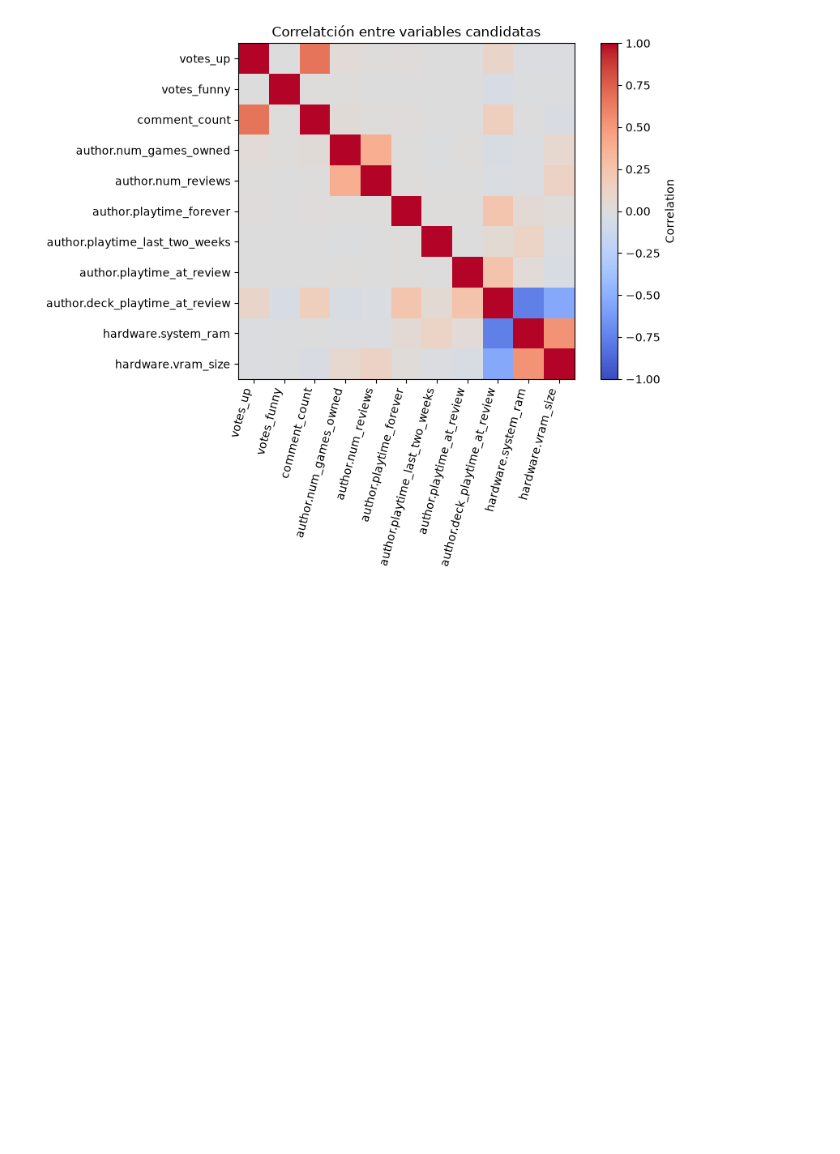
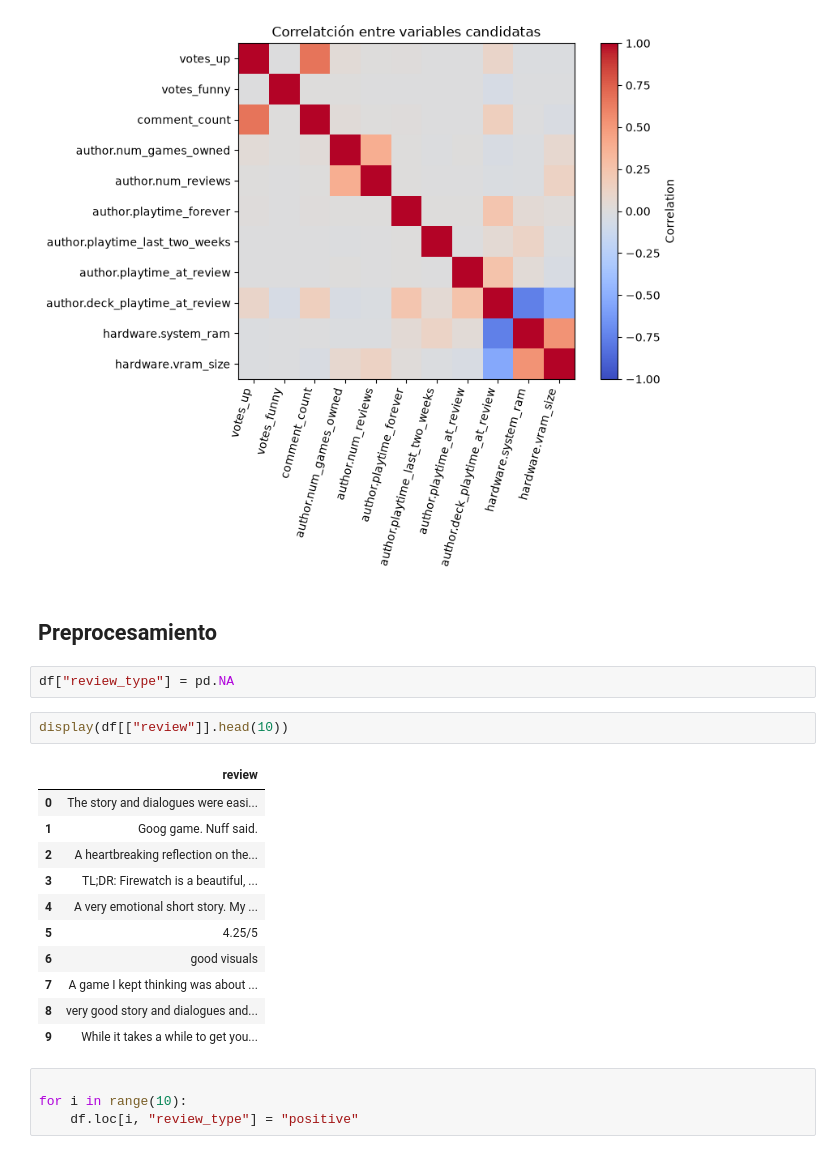
Before and after one commit to JAVIERCLO/proyecto2_IA, a Jupyter notebook: notebooks/analisis_exploratorio.ipynb, the cells around one changed output. Saved outputs shown, nothing was run; the diff lists cells and outputs as text; blank space fills up the shorter version.

Commit message:
feat: preprocesamiento

```diff
--- a/notebooks/analisis_exploratorio.ipynb
+++ b/notebooks/analisis_exploratorio.ipynb
@@ -343,3 +343,25 @@ if corr.shape[0] >= 2:
     plt.show()
 # %% [output]
 [figure]
+# %% [markdown]
+## Preprocesamiento
+# %%
+df["review_type"] = pd.NA
+# %%
+display(df[["review"]].head(10))
+# %% [output]
+|  | review |
+| 0 | The story and dialogues were easi... |
+| 1 | Goog game. Nuff said. |
+| 2 | A heartbreaking reflection on the... |
+| 3 | TL;DR: Firewatch is a beautiful, ... |
+| 4 | A very emotional short story. My ... |
+| 5 | 4.25/5 |
+| 6 | good visuals |
+| 7 | A game I kept thinking was about ... |
+| 8 | very good story and dialogues and... |
+| 9 | While it takes a while to get you... |
+# %%
+
+for i in range(10):
+    df.loc[i, "review_type"] = "positive"
```
Also changed, not shown: parts of 1 cell of this notebook.
